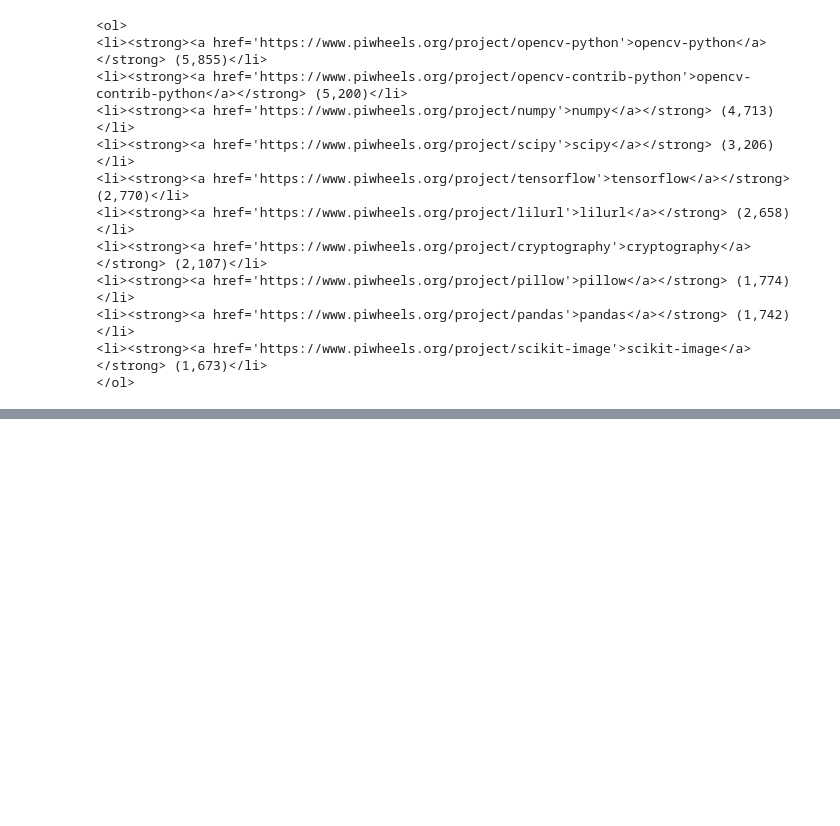
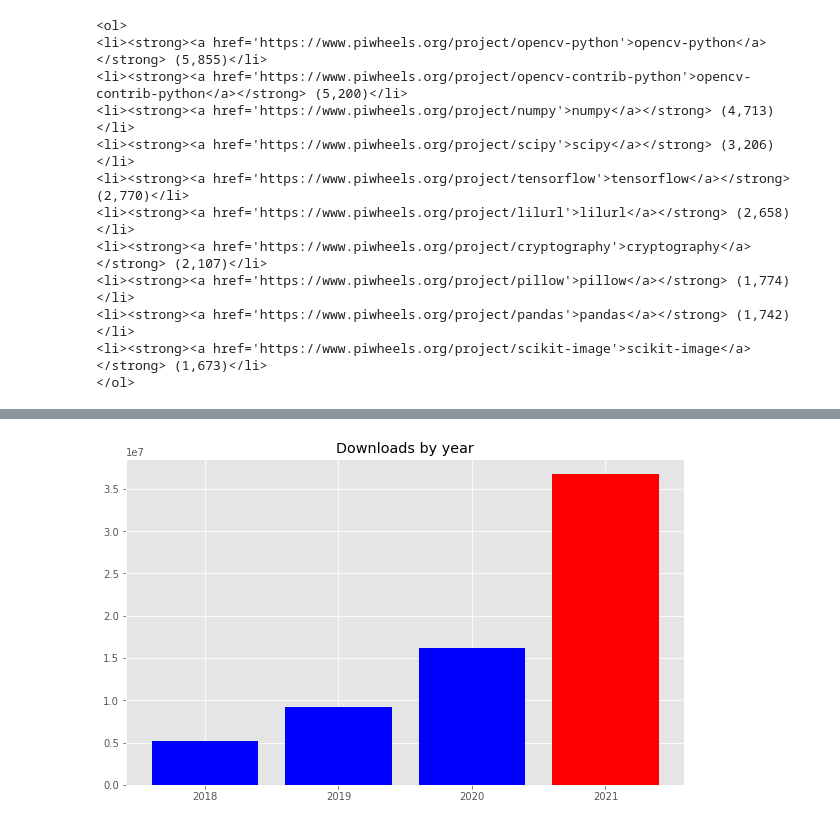
Before and after one commit to piwheels/stats, a Jupyter notebook: 2021.ipynb, the cells around one changed output, grey strips where cells are left out. Cells and saved outputs as stored; diff of their text form; code cells hidden in the pictures; blank space fills up the shorter version.

```diff
--- a/2021.ipynb
+++ b/2021.ipynb
@@ -488,0 +622,19 @@ plt.show()
+# %%
+downloads_by_year = {
+    '2018': 5_154_233,
+    '2019': 9_218_822,
+    '2020': 16_184_523,
+    '2021': 36_724_799,
+}
+
+colors = ['blue'] * 3 + ['red']
+
+plt.bar(downloads_by_year.keys(), downloads_by_year.values(), color=colors)
+plt.title('Downloads by year')
+plt.xticks(range(len(downloads_by_year)), downloads_by_year)
+
+plt.savefig('year-downloads-by-year.png')
+
+plt.show()
+# %% [output]
+[figure, added]
```
Also changed, not shown: parts of 24 cells of this notebook.
